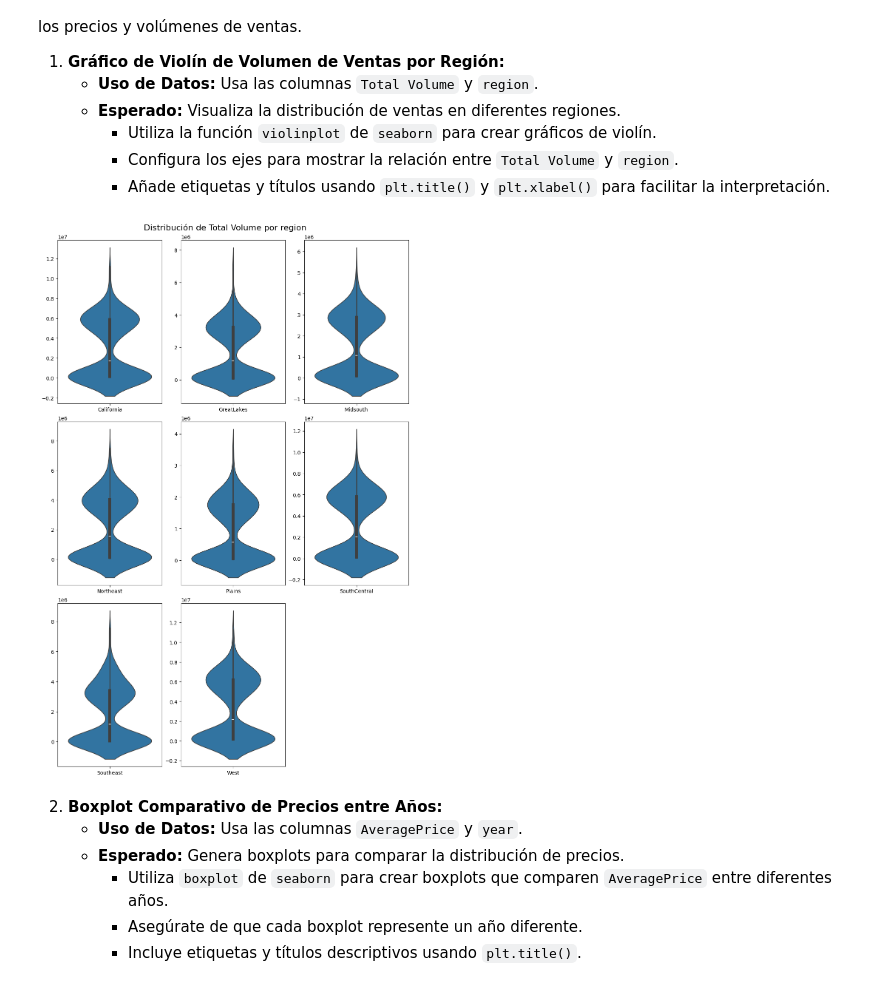
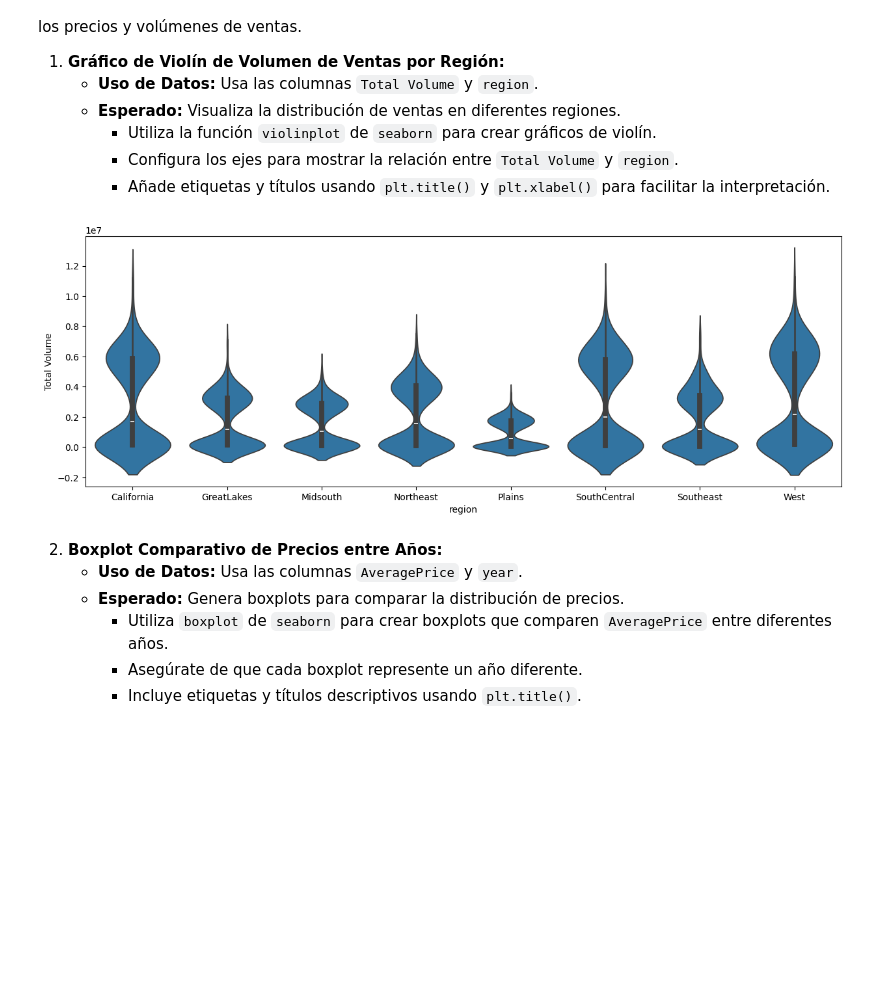
Before and after one commit to germanztz/data-science-uoc-avocado, a Jupyter notebook: german.ipynb, the cells around one changed output. Cells and saved outputs as stored; diff of their text form; code cells hidden in the pictures; blank space fills up the shorter version.

```diff
--- a/german.ipynb
+++ b/german.ipynb
@@ -278,35 +315,39 @@ def violin_dist(df, grouper, field):
 
     # Crear una figura grande para contener todos los subplots
     fig, axes = plt.subplots(n_rows, n_cols, figsize=(10, 15), constrained_layout=True)
 
     # Aplanar el array de ejes para poder iterar fácilmente
     axes = axes.flatten()
     # Crear un gráfico por cada región
     for i, item in enumerate(groups):
         # Filtrar los datos por región
         groups_data = df[df[grouper] == item]
 
         # Crear el violinplot para la región
         sns.violinplot(x=groups_data[grouper], y=groups_data[field], ax=axes[i], density_norm="width")
 
         # Establecer el título del gráfico como el nombre de la región
         # axes[i].set_title(item)
         axes[i].set(xlabel=None, ylabel=None)
         # Rotar etiquetas del eje X si es necesario (aunque solo hay una por gráfico)
         # axes[i].tick_params(axis='x', rotation=90)
 
     # Eliminar cualquier gráfico vacío si hay más subplots que regiones
     for j in range(i+1, len(axes)):
         fig.delaxes(axes[j])
 
     # Mostrar la gráfica
 
     fig.suptitle(f'Distribución de {field} por {grouper}', fontsize=16)
     plt.show()
 
-violin_dist(avo_middle, "region", 'Total Volume')
+# violin_dist(avo_middle, "region", 'Total Volume')
+
+plt.figure(figsize=(15,5))
+sns.violinplot(data=avo_middle ,x='region', y='Total Volume', density_norm="width")
+plt.show()
 # %% [output]
-[figure, old version]
+[figure, new version]
 # %% [markdown]
 2. **Boxplot Comparativo de Precios entre Años:**
    - **Uso de Datos:** Usa las columnas `AveragePrice` y `year`.
```
Also changed, not shown: parts of 6 cells of this notebook, 1 other file.
